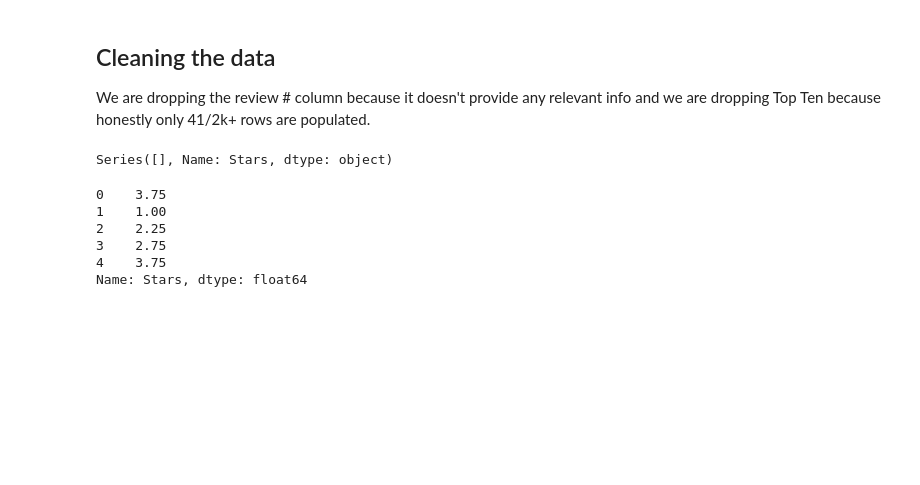
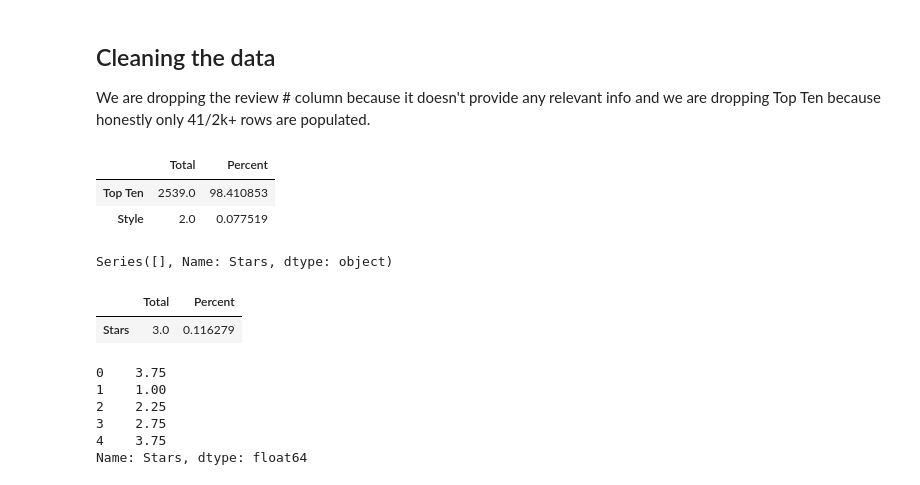
Before and after one commit to Vanderscycle/ramenML, a Jupyter notebook: notebooks/exploratory.ipynb, the cells around one changed output. Cells and saved outputs as stored; diff of their text form; code cells hidden in the pictures; blank space fills up the shorter version.

```diff
--- a/notebooks/exploratory.ipynb
+++ b/notebooks/exploratory.ipynb
@@ -64,3 +64,10 @@ df.describe()
 # %% [markdown]
 ## Cleaning the data
 We are dropping the review # column because it doesn't provide any relevant info and we are dropping Top Ten because honestly only 41/2k+ rows are populated.
+# %%
+#forgot to check fr missing data
+totalPercentageNullData(df)
+# %% [output]
+|  | Total | Percent |
+| Top Ten | 2539.0 | 98.410853 |
+| Style | 2.0 | 0.077519 |
@@ -77,6 +86,11 @@ Series([], Name: Stars, dtype: object)
 # %%
 # dropping Columns
 df = df.drop(['Review #','Top Ten'],axis=1)
+# %%
+totalPercentageNullData(df)
+# %% [output]
+|  | Total | Percent |
+| Stars | 3.0 | 0.116279 |
 # %%
 # changing an incorrect dtype
 df = df.astype({'Stars':'float64'})
```
Also changed, not shown: parts of 12 cells of this notebook, 1 other file.
